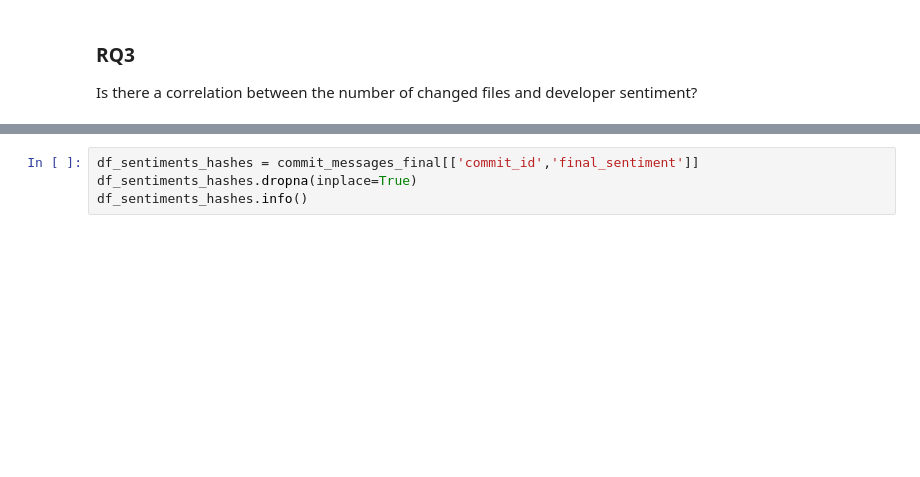
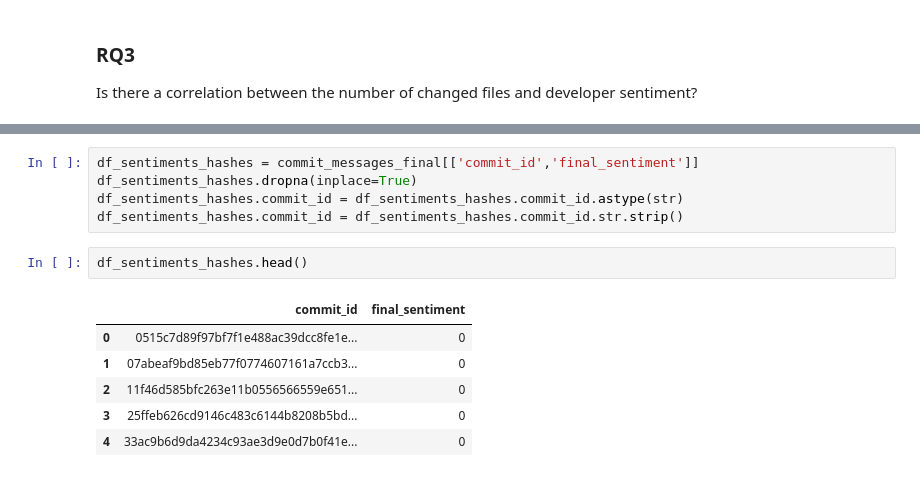
Before and after one commit to tiemonl/CSC640FinalProject, a Jupyter notebook: csc640_proj.ipynb, the cells around one changed output, grey strips where cells are left out. Cells and saved outputs as stored; diff of their text form; blank space fills up the shorter version.

```diff
--- a/csc640_proj.ipynb
+++ b/csc640_proj.ipynb
@@ -182,4 +239,14 @@ files_changed_count.info()
 # %%
 df_sentiments_hashes = commit_messages_final[['commit_id','final_sentiment']]
 df_sentiments_hashes.dropna(inplace=True)
-df_sentiments_hashes.info()
+df_sentiments_hashes.commit_id = df_sentiments_hashes.commit_id.astype(str)
+df_sentiments_hashes.commit_id = df_sentiments_hashes.commit_id.str.strip()
+# %%
+df_sentiments_hashes.head()
+# %% [output]
+|  | commit_id | final_sentiment |
+| 0 | 0515c7d89f97bf7f1e488ac39dcc8fe1e... | 0 |
+| 1 | 07abeaf9bd85eb77f0774607161a7ccb3... | 0 |
+| 2 | 11f46d585bfc263e11b0556566559e651... | 0 |
+| 3 | 25ffeb626cd9146c483c6144b8208b5bd... | 0 |
+| 4 | 33ac9b6d9da4234c93ae3d9e0d7b0f41e... | 0 |
```
Also changed, not shown: parts of 14 cells of this notebook.
